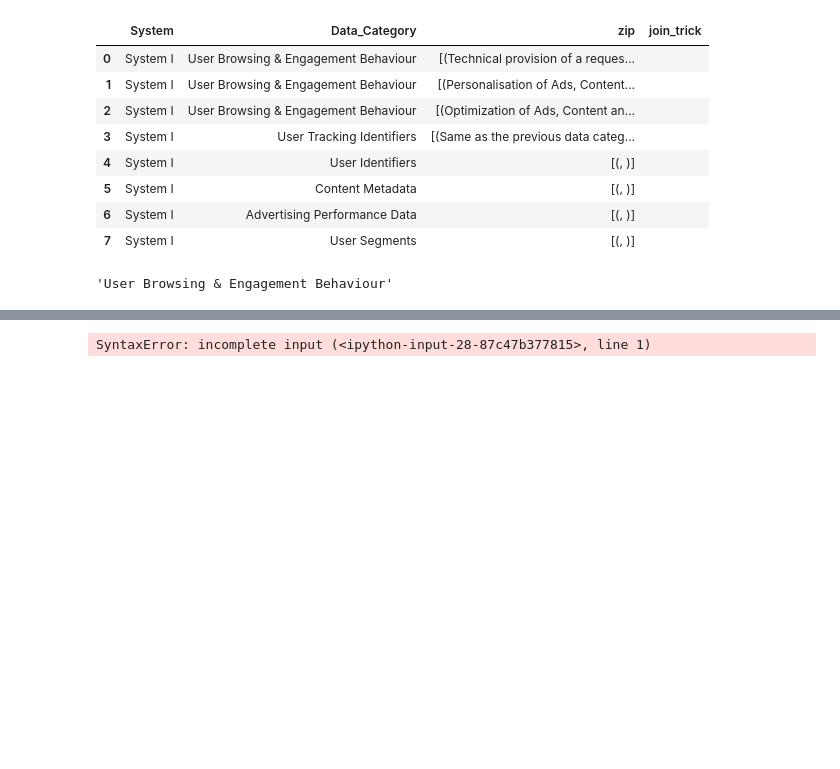
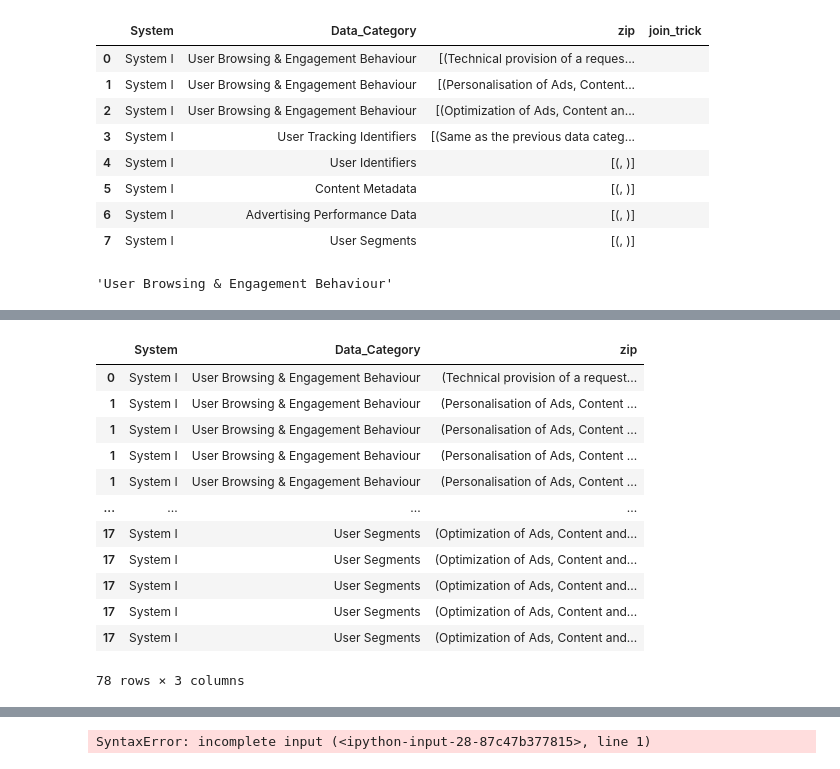
Before and after one commit to flohaha/Colab_Better_Rop, a Jupyter notebook: ROPA.ipynb, the cells around one changed output, grey strips where cells are left out. Drawn from its saved outputs; the diff is of its cells as text; code cells hidden in the pictures; blank space fills up the shorter version.

```diff
--- a/ROPA.ipynb
+++ b/ROPA.ipynb
@@ -363,3 +407,21 @@ df_merged_sample_zip_fin
+# %%
+df_merged_sample_zip_fin_explode = df_merged_sample_zip_fin[['System','Data_Category','zip']].explode('zip')
+
+df_merged_sample_zip_fin_explode
+# %% [output]
+|  | System | Data_Category | zip |
+| 0 | System I | User Browsing & Engagement Behaviour | (Technical provision of a request... |
+| 1 | System I | User Browsing & Engagement Behaviour | (Personalisation of Ads, Content ... |
+| 1 | System I | User Browsing & Engagement Behaviour | (Personalisation of Ads, Content ... |
+| 1 | System I | User Browsing & Engagement Behaviour | (Personalisation of Ads, Content ... |
+| 1 | System I | User Browsing & Engagement Behaviour | (Personalisation of Ads, Content ... |
+| ... | ... | ... | ... |
+| 17 | System I | User Segments | (Optimization of Ads, Content and... |
+| 17 | System I | User Segments | (Optimization of Ads, Content and... |
+| 17 | System I | User Segments | (Optimization of Ads, Content and... |
+| 17 | System I | User Segments | (Optimization of Ads, Content and... |
+| 17 | System I | User Segments | (Optimization of Ads, Content and... |
+78 rows × 3 columns
 # %%
 df_merged_sample_zip_fin['zip_ok'] = df_merged_sample_zip_fin['zipst'].apply(lambda x: x.split('||'))
 df_merged_sample_zip_fin
```
Also changed, not shown: parts of 9 cells of this notebook.
